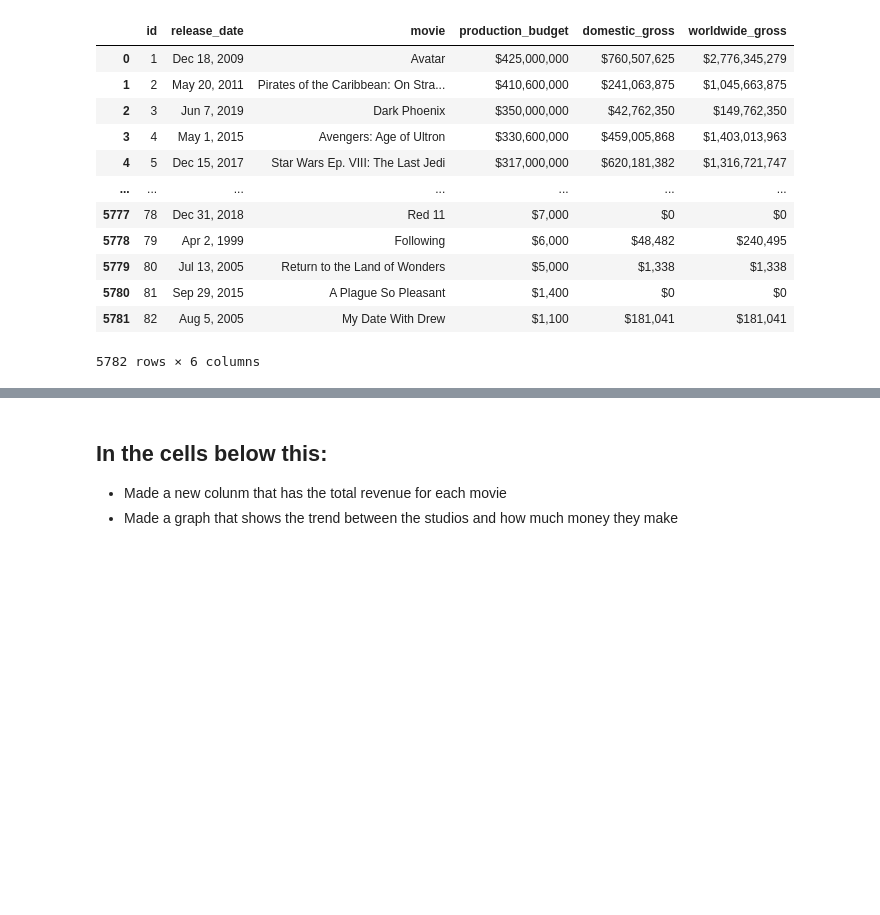
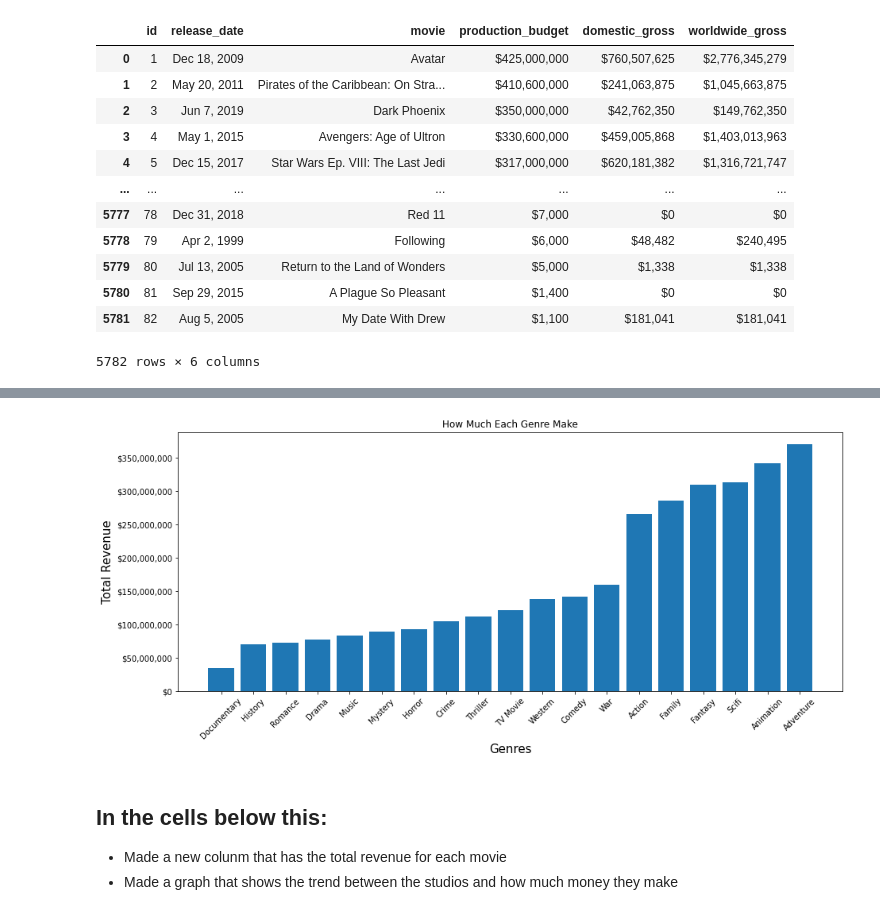
Before and after one commit to KingKoderRew/Movie-Data, a Jupyter notebook: Notebooks/Rew.ipynb, the cells around one changed output, grey strips where cells are left out. Cells and saved outputs as stored; diff of their text form; code cells hidden in the pictures; blank space fills up the shorter version.

```diff
--- a/Notebooks/Rew.ipynb
+++ b/Notebooks/Rew.ipynb
@@ -83,0 +106,2 @@ Movie_gross
+# %%
+new_table = new_table.explode('genre_ids')
@@ -83,0 +159,4 @@ Movie_gross
+# %%
+MVG_dict = {'28' : 'Action', '12' :'Adventure', '16' : "Animation", '10751' : "Family", '35' : "Comedy", '80' : "Crime", '99' : "Documentary",
+           "18" : "Drama", "14" : "Fantasy", "36" : "History", '27' : "Horror", '10402' : "Music", '9648' : "Mystery", '10749' : "Romance",
+           '878' : "Scifi", '10770' : "TV Movie", '53' : "Thriller", '10752' : "Western", '37' : "War"}
@@ -83,0 +209,2 @@ Movie_gross
+# %%
+new_table['genre_ids'] = new_table["genre_ids"].map(MVG_dict)
@@ -84,3 +272,21 @@ Movie_gross
+# %%
+use_this = new_table.groupby('genre_ids')['total_rev'].mean().sort_values(ascending=True)
+# %%
+fig, ax = plt.subplots(figsize=(15, 6))
+
+y = use_this
+x = use_this.index
+
+ax.yaxis.set_major_formatter(StrMethodFormatter('${x:,.0f}'))
+
+ax.bar(x, y)
+ax.set_title('How Much Each Genre Make')
+ax.tick_params(axis="x", labelsize = 10)
+ax.set_xlabel("Genres", fontsize = 15)
+ax.set_ylabel("Total Revenue", fontsize = 15)
+plt.xticks(rotation = 45);
+# %% [output]
+[figure, added]
 # %% [markdown]
 ## In the cells below this:
 - Made a new colunm that has the total revenue for each movie
```
Also changed, not shown: parts of 16 cells of this notebook.
